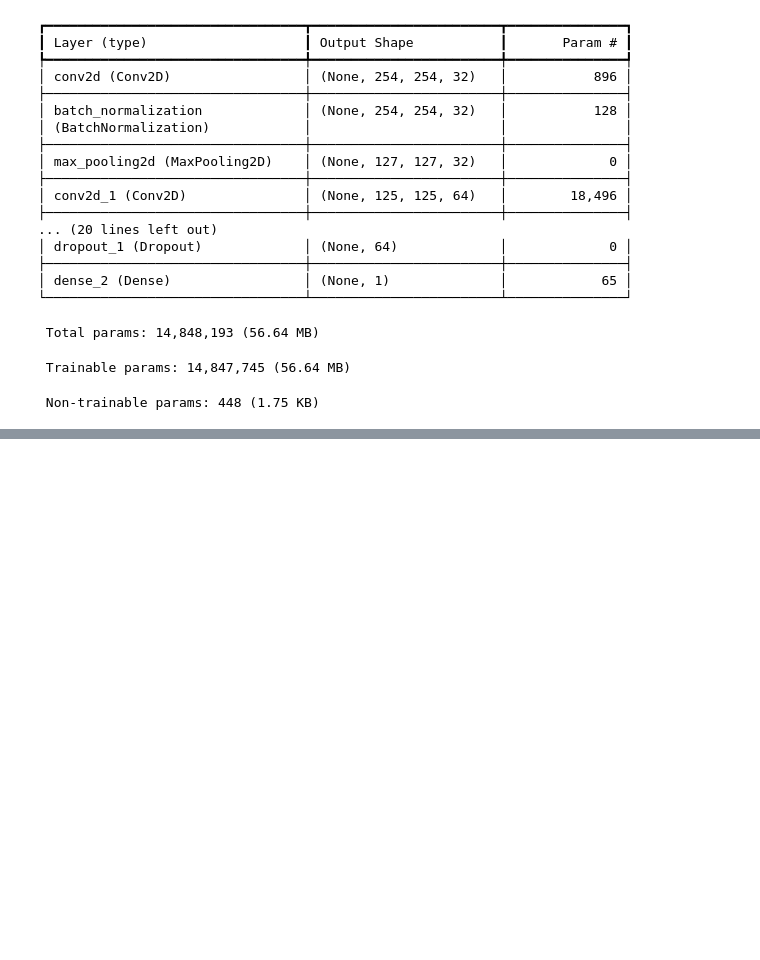
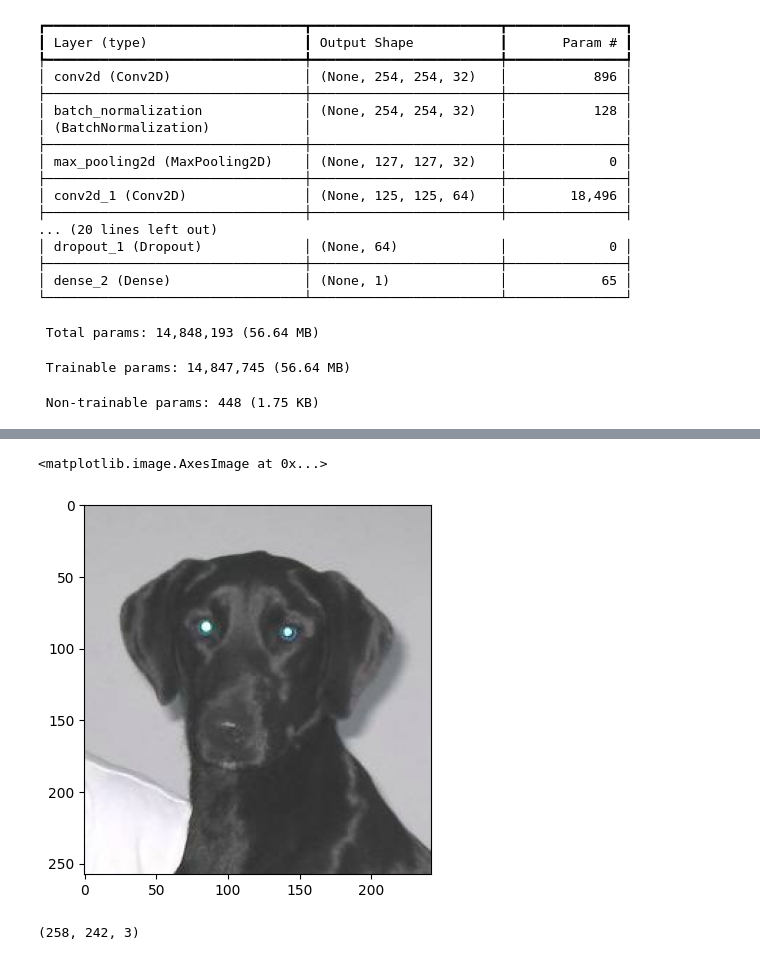
Before and after one commit to AshadullahDanish/CNN, a Jupyter notebook: cats-v-dogs-classification.ipynb, the cells around one changed output, grey strips where cells are left out. Drawn from its saved outputs; the diff is of its cells as text; code cells hidden in the pictures; blank space fills up the shorter version.

```diff
--- a/cats-v-dogs-classification.ipynb
+++ b/cats-v-dogs-classification.ipynb
@@ -122,0 +250,12 @@ Model: "sequential"
+# %%
+# now for dog it should returns array[1]
+test_img = cv2.imread('/kaggle/input/dogs-vs-cats/train/dogs/dog.6813.jpg')
+# %%
+plt.imshow(test_img)
+# %% [output]
+<matplotlib.image.AxesImage at 0x...>
+[figure, added]
+# %%
+test_img.shape
+# %% [output]
+(258, 242, 3)
```
Also changed, not shown: parts of 17 cells of this notebook.
